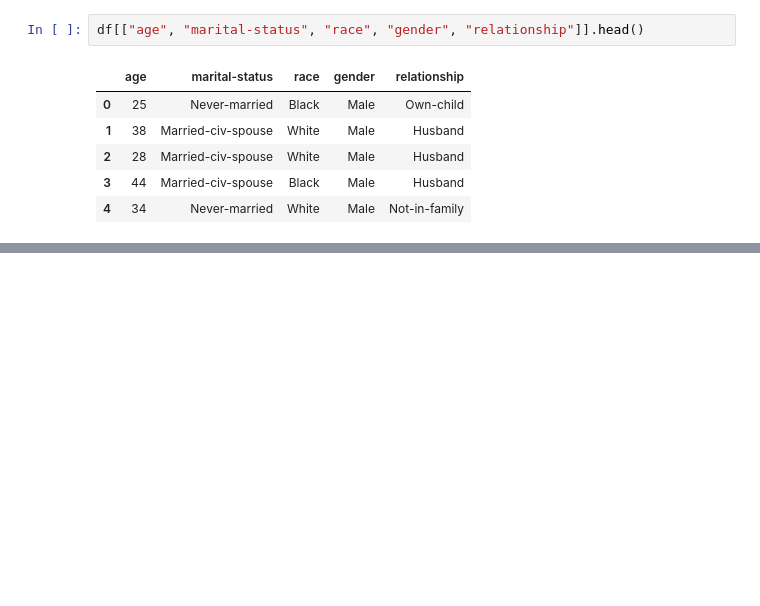
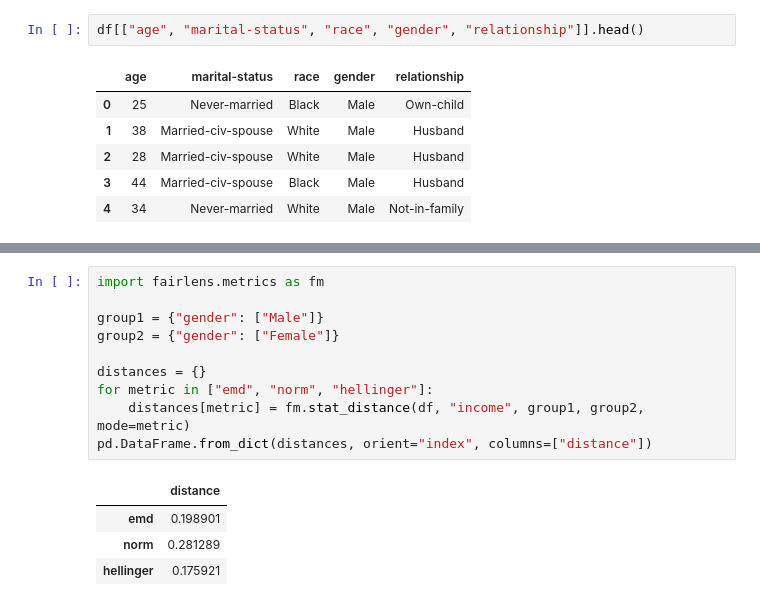
Before and after one commit to synthesized-io/fairlens, a Jupyter notebook: notebooks/adult.ipynb, the cells around one changed output, grey strips where cells are left out. Drawn from its saved outputs; the diff is of its cells as text; blank space fills up the shorter version.

```diff
--- a/notebooks/adult.ipynb
+++ b/notebooks/adult.ipynb
@@ -78,0 +126,15 @@ plt.show()
+# %%
+import fairlens.metrics as fm
+
+group1 = {"gender": ["Male"]}
+group2 = {"gender": ["Female"]}
+
+distances = {}
+for metric in ["emd", "norm", "hellinger"]:
+    distances[metric] = fm.stat_distance(df, "income", group1, group2, mode=metric)
+pd.DataFrame.from_dict(distances, orient="index", columns=["distance"])
+# %% [output]
+|  | distance |
+| emd | 0.198901 |
+| norm | 0.281289 |
+| hellinger | 0.175921 |
```
Also changed, not shown: parts of 16 cells of this notebook.
